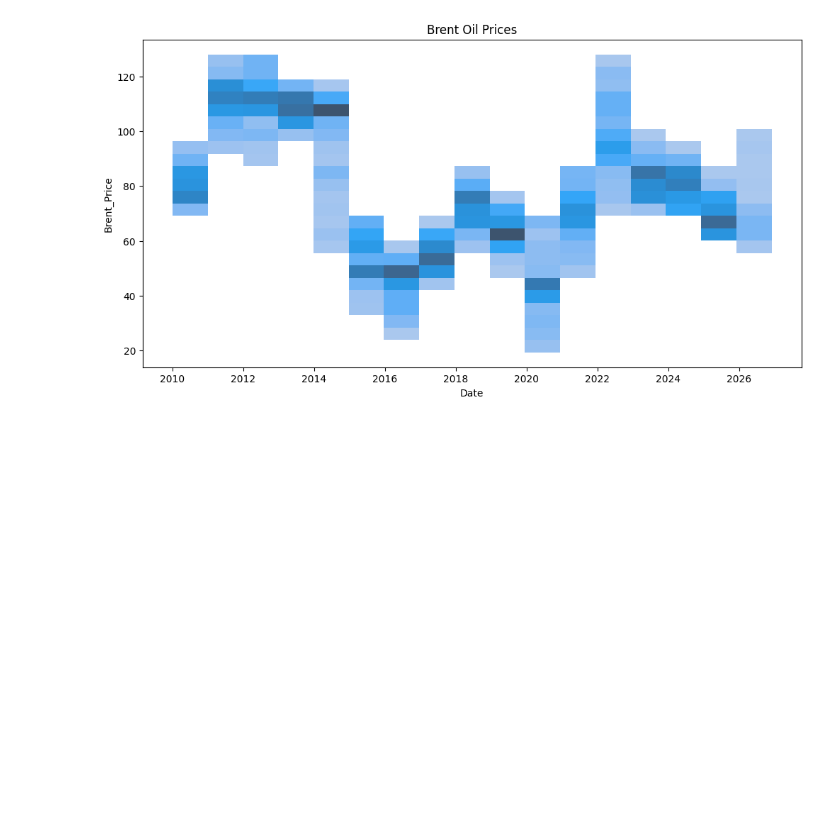
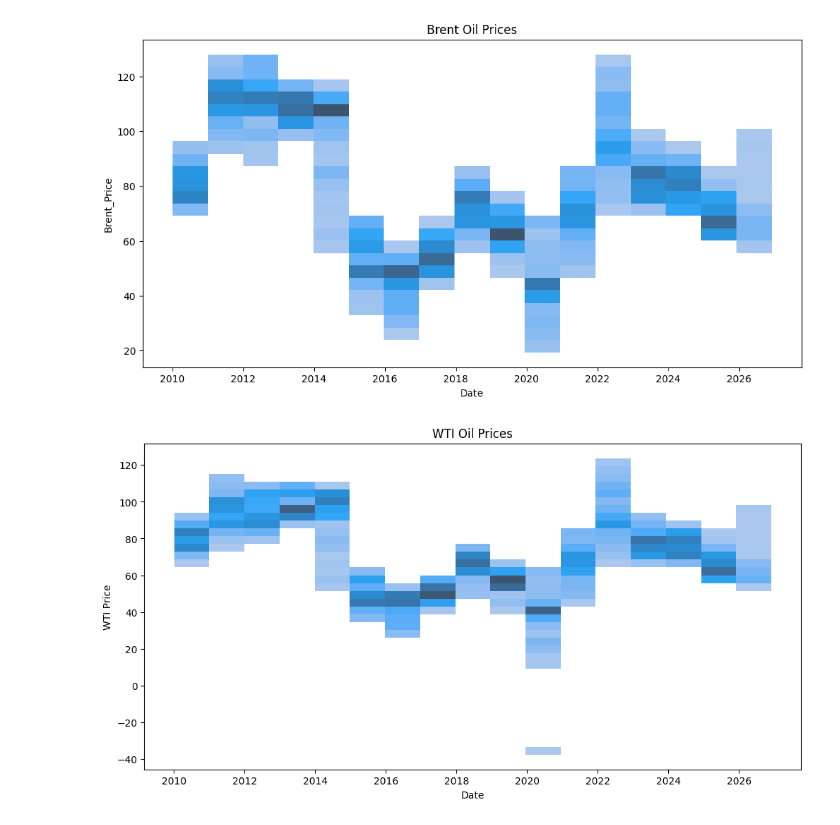
Before and after one commit to RAHEEL-HASSAN-WORK/Oil_Geopolitics_Analysis, a Jupyter notebook: Oil_Geopolitics.ipynb, the cells around one changed output. Cells and saved outputs as stored; diff of their text form; code cells hidden in the pictures; blank space fills up the shorter version.

```diff
--- a/Oil_Geopolitics.ipynb
+++ b/Oil_Geopolitics.ipynb
@@ -169,8 +170,10 @@ plt.show()
 # %%
 plt.figure(figsize=(12,6))
 sns.histplot(x='date', y='wti_price', data=df)
 plt.title('WTI Oil Prices')
 plt.xlabel('Date')
-plt.ylabel('Brent_Price')
+plt.ylabel('WTI Price')
 plt.show()
+# %% [output]
+[figure, added]
 # %%
```
Also changed, not shown: parts of 6 cells of this notebook.
